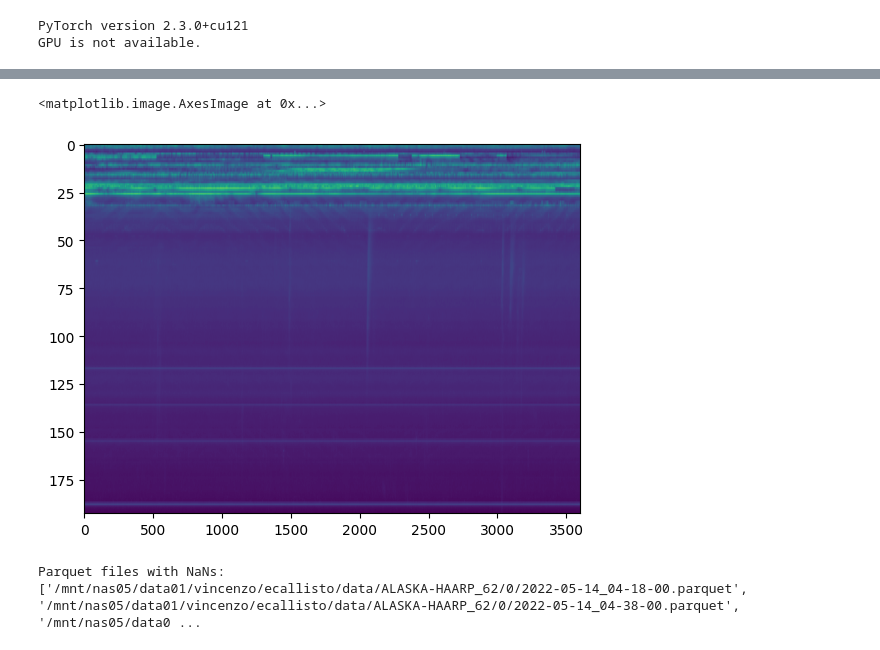
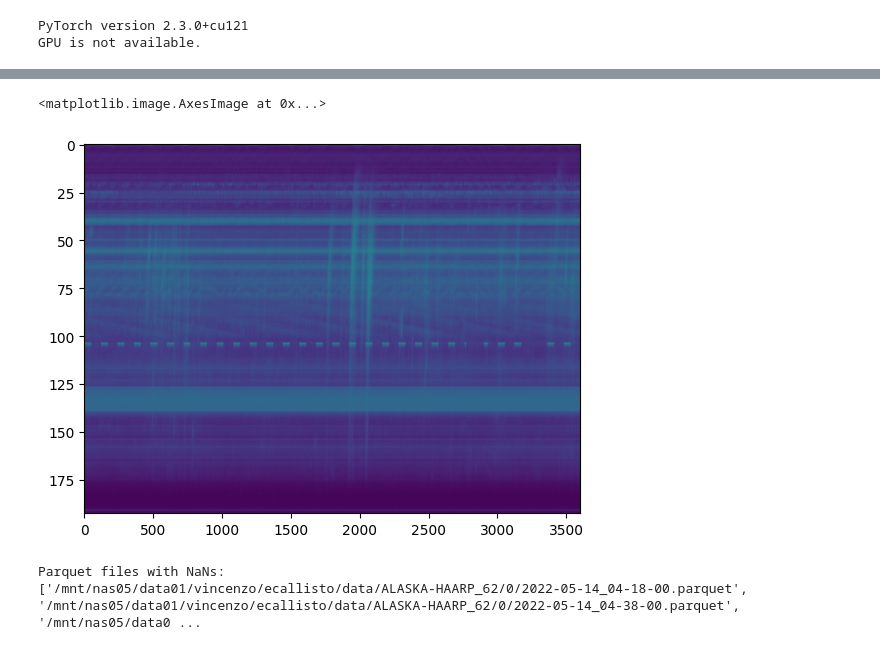
Before and after one commit to i4Ds/FlareSense-v2, a Jupyter notebook: _eda_images.ipynb, the cells around one changed output, grey strips where cells are left out. Drawn from its saved outputs; the diff is of its cells as text; code cells hidden in the pictures.

```diff
--- a/_eda_images.ipynb
+++ b/_eda_images.ipynb
@@ -29,3 +30,5 @@ PyTorch version 2.3.0+cu121
 GPU is not available.
 # %%
 ds = load_dataset('i4ds/radio-sunburst-ecallisto-paths-df')
+# %%
+ds_burst = ds['test'].filter(lambda x: x['label'])
@@ -70 +81,3 @@ with torch.no_grad():
+# %%
+IDX = 21
 # %%
@@ -95,8 +88,9 @@ df
 # %%
+df = pd.read_parquet(ds_burst[IDX]['file_path'])
 plt.imshow(df.T, aspect='auto')
 # %% [output]
 <matplotlib.image.AxesImage at 0x...>
-[figure, old version]
+[figure, new version]
 # %%
 import pandas as pd
 import glob
```
Also changed, not shown: parts of 10 cells of this notebook, 4 other files.
